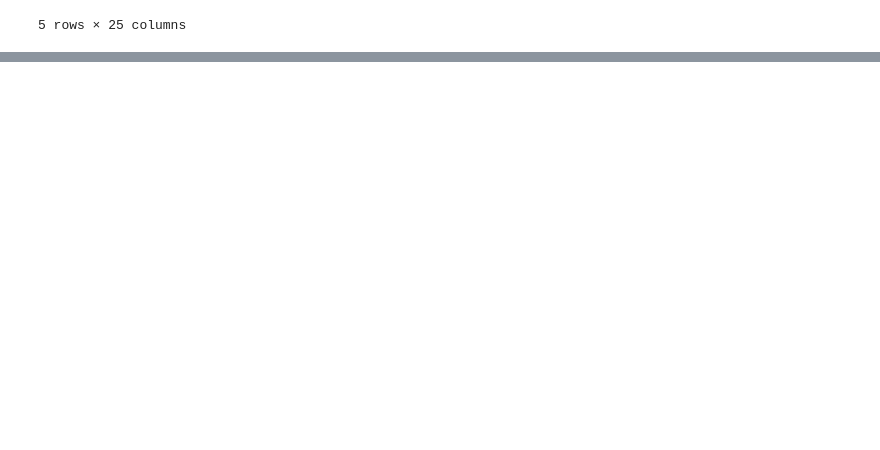
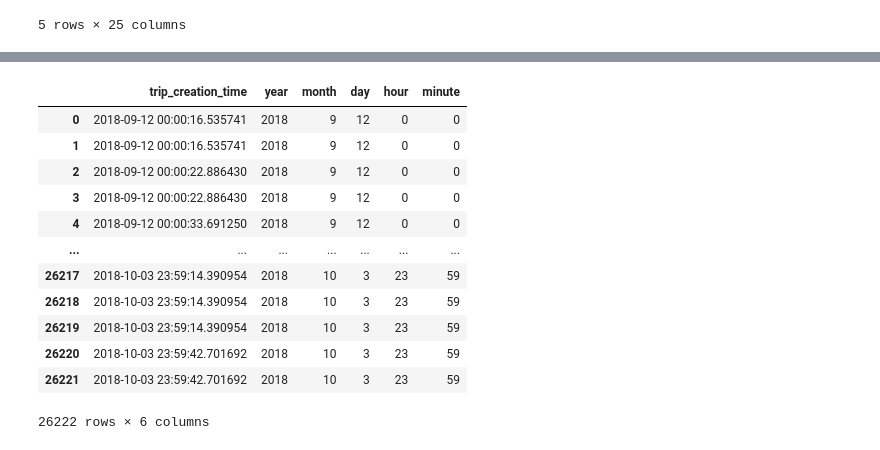
Before and after one commit to babasahebpinjar/featureengineering, a Jupyter notebook: featureEngineering.ipynb, the cells around one changed output, grey strips where cells are left out. Cells and saved outputs as stored; diff of their text form; code cells hidden in the pictures; blank space fills up the shorter version.

```diff
--- a/featureEngineering.ipynb
+++ b/featureEngineering.ipynb
@@ -489,0 +643,4 @@ Index(['data', 'trip_creation_time', 'route_schedule_uuid', 'route_type',
+# %%
+val = 'Khambhat_MotvdDPP_D (Gujarat)'
+
+str(val.split('(')[1]).split(')')[0]
@@ -489,0 +746,16 @@ Index(['data', 'trip_creation_time', 'route_schedule_uuid', 'route_type',
+# %%
+segment[['trip_creation_time','year', 'month', 'day', 'hour','minute']]
+# %% [output]
+|  | trip_creation_time | year | month | day | hour | minute |
+| 0 | 2018-09-12 00:00:16.535741 | 2018 | 9 | 12 | 0 | 0 |
+| 1 | 2018-09-12 00:00:16.535741 | 2018 | 9 | 12 | 0 | 0 |
+| 2 | 2018-09-12 00:00:22.886430 | 2018 | 9 | 12 | 0 | 0 |
+| 3 | 2018-09-12 00:00:22.886430 | 2018 | 9 | 12 | 0 | 0 |
+| 4 | 2018-09-12 00:00:33.691250 | 2018 | 9 | 12 | 0 | 0 |
+| ... | ... | ... | ... | ... | ... | ... |
+| 26217 | 2018-10-03 23:59:14.390954 | 2018 | 10 | 3 | 23 | 59 |
+| 26218 | 2018-10-03 23:59:14.390954 | 2018 | 10 | 3 | 23 | 59 |
+| 26219 | 2018-10-03 23:59:14.390954 | 2018 | 10 | 3 | 23 | 59 |
+| 26220 | 2018-10-03 23:59:42.701692 | 2018 | 10 | 3 | 23 | 59 |
+| 26221 | 2018-10-03 23:59:42.701692 | 2018 | 10 | 3 | 23 | 59 |
+26222 rows × 6 columns
```
Also changed, not shown: parts of 45 cells of this notebook.
